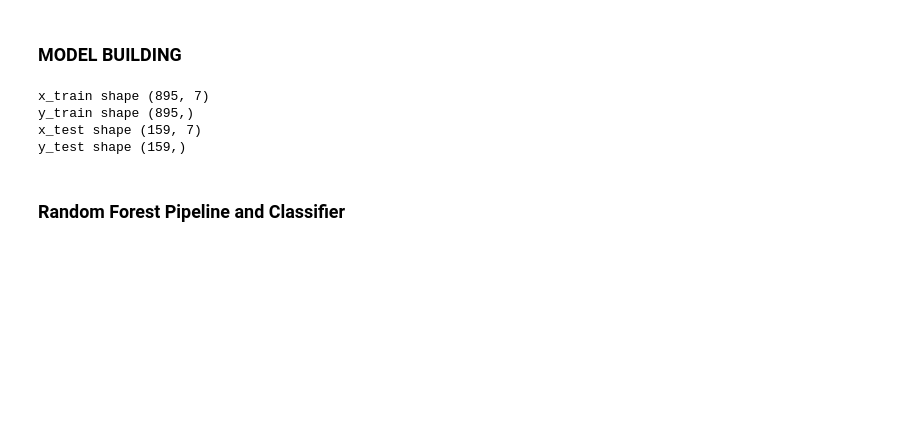
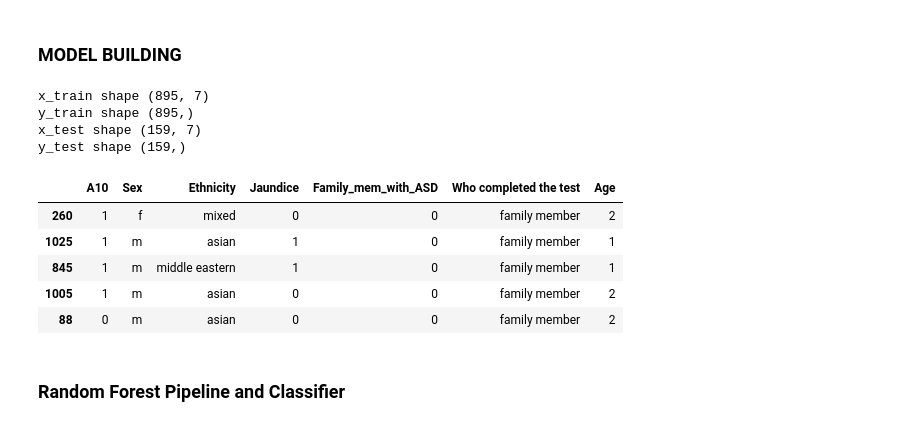
Before and after one commit to ChibuikeOnuba/AUTISM-DIAGNOSIS-PREDICTION-IN-TODDLERS, a Jupyter notebook: model.ipynb, the cells around one changed output. Cells and saved outputs as stored; diff of their text form; code cells hidden in the pictures; blank space fills up the shorter version.

```diff
--- a/model.ipynb
+++ b/model.ipynb
@@ -332,6 +341,15 @@ x_train shape (895, 7)
 y_train shape (895,)
 x_test shape (159, 7)
 y_test shape (159,)
+# %%
+X_test.head()
+# %% [output]
+|  | A10 | Sex | Ethnicity | Jaundice | Family_mem_with_ASD | Who completed the test | Age |
+| 260 | 1 | f | mixed | 0 | 0 | family member | 2 |
+| 1025 | 1 | m | asian | 1 | 0 | family member | 1 |
+| 845 | 1 | m | middle eastern | 1 | 0 | family member | 1 |
+| 1005 | 1 | m | asian | 0 | 0 | family member | 2 |
+| 88 | 0 | m | asian | 0 | 0 | family member | 2 |
 # %% [markdown]
 ### **Random Forest Pipeline and Classifier**
 # %%
```
Also changed, not shown: parts of 1 cell of this notebook, 2 other files.
